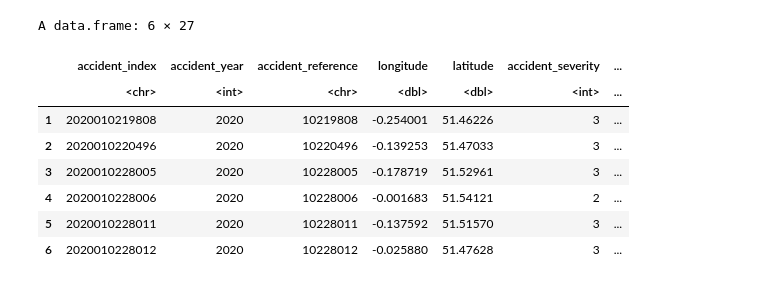
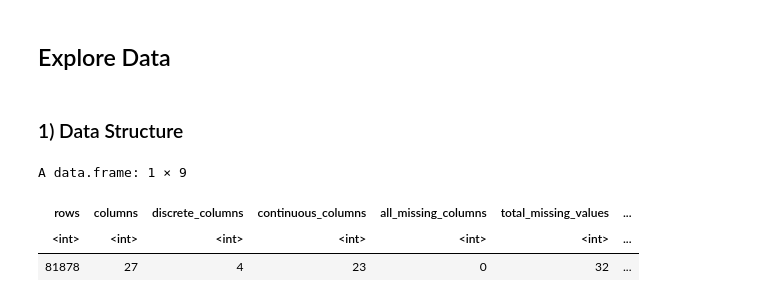
Before and after one commit to lulusAk/High-Fatality-Accident---Datacamp-Competition, a Jupyter notebook: datacamp2.ipynb, the cells around one changed output. Saved outputs shown, nothing was run; the diff lists cells and outputs as text; code cells hidden in the pictures.

```diff
--- a/datacamp2.ipynb
+++ b/datacamp2.ipynb
@@ -6,12 +51,11 @@ df <- read.csv(url)
+# %% [markdown]
+## Explore Data
+# %% [markdown]
+### 1) Data Structure
 # %%
-head(df)
+introduce(df)
 # %% [output]
-A data.frame: 6 × 27
+A data.frame: 1 × 9
-|  | accident_index | accident_year | accident_reference | longitude | latitude | accident_severity | ... |
-|  | <chr> | <int> | <chr> | <dbl> | <dbl> | <int> | ... |
-| 1 | 2020010219808 | 2020 | 10219808 | -0.254001 | 51.46226 | 3 | ... |
-| 2 | 2020010220496 | 2020 | 10220496 | -0.139253 | 51.47033 | 3 | ... |
-| 3 | 2020010228005 | 2020 | 10228005 | -0.178719 | 51.52961 | 3 | ... |
-| 4 | 2020010228006 | 2020 | 10228006 | -0.001683 | 51.54121 | 2 | ... |
-| 5 | 2020010228011 | 2020 | 10228011 | -0.137592 | 51.51570 | 3 | ... |
-| 6 | 2020010228012 | 2020 | 10228012 | -0.025880 | 51.47628 | 3 | ... |
+| rows | columns | discrete_columns | continuous_columns | all_missing_columns | total_missing_values | ... |
+| <int> | <int> | <int> | <int> | <int> | <int> | ... |
+| 81878 | 27 | 4 | 23 | 0 | 32 | ... |
```
Also changed, not shown: parts of 33 cells of this notebook.
